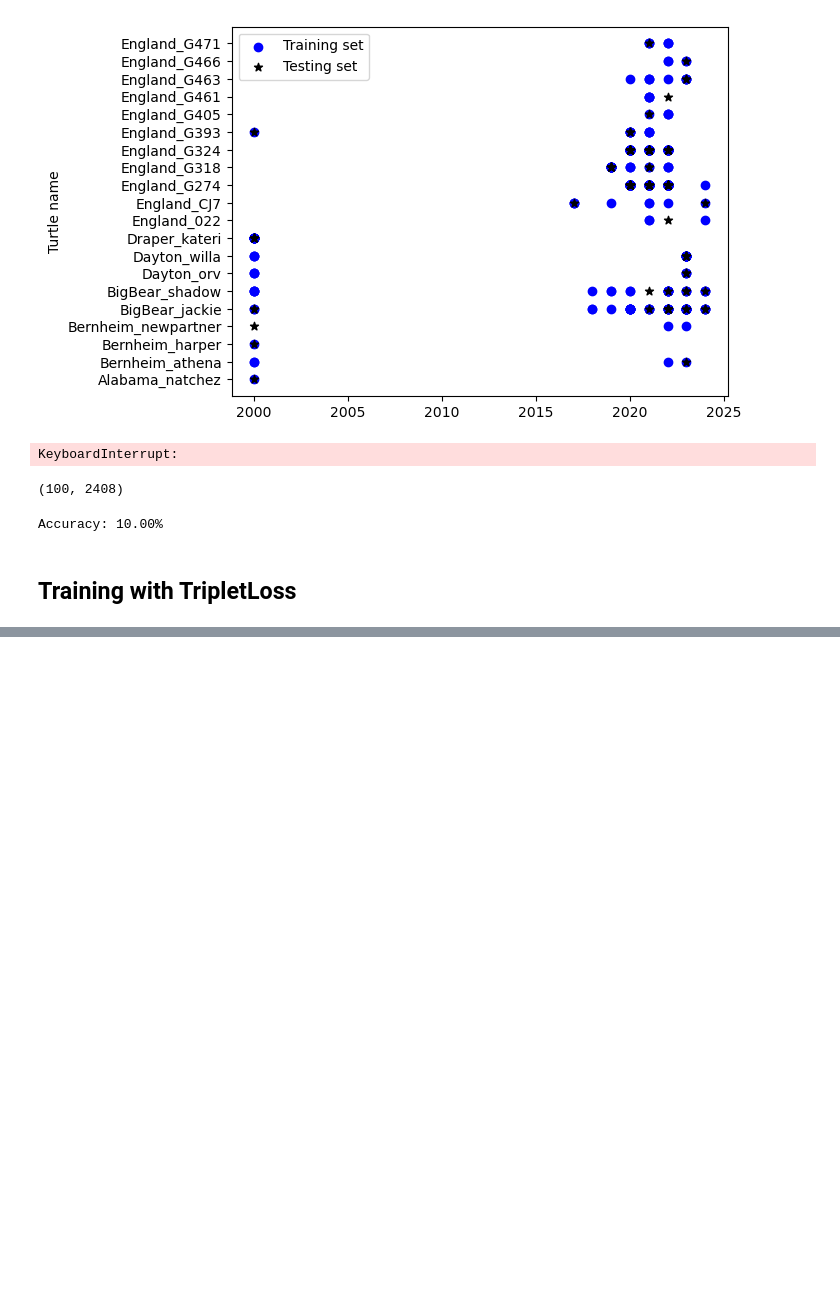
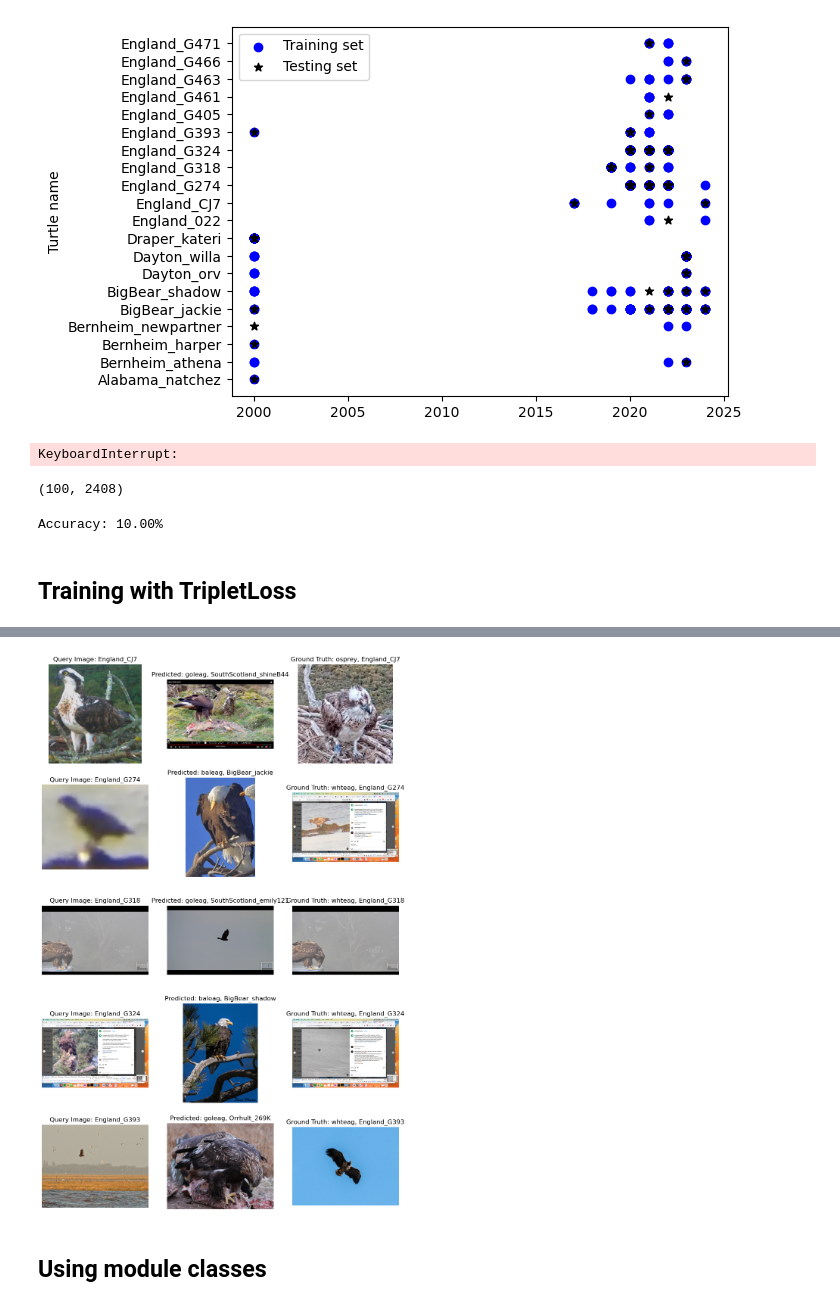
Before and after one commit to ameeassad/EagleID, a Jupyter notebook: notebooks/wildlife_dataset.ipynb, the cells around one changed output, grey strips where cells are left out. Saved outputs shown, nothing was run; the diff lists cells and outputs as text; code cells hidden in the pictures; blank space fills up the shorter version.

Commit message:
adding preprocessing steps for dataset

```diff
--- a/notebooks/wildlife_dataset.ipynb
+++ b/notebooks/wildlife_dataset.ipynb
@@ -353,0 +418,11 @@ similarity = similarity_function(query_embeddings, database_embeddings)
+# %%
+from wildlife_tools.similarity.cosine import CosineSimilarity
+
+# Cosine similarity between deep features
+similarity_function = CosineSimilarity()
+similarity = similarity_function(query_embeddings, database_embeddings)['default']
+print("Similarity matrix: \n", similarity.shape)
+
+### Debug: Check indices and sizes
+print(f"Database labels size: {len(dataset_database.labels_map)}")
+print(f"Sample indices from similarity: {np.argmax(similarity, axis=1)[:10]}")
@@ -353,0 +434,12 @@ similarity = similarity_function(query_embeddings, database_embeddings)
+# %%
+# Nearest neigbour classifier using the similarity
+classifier = KnnClassifier(k=1, database_labels=dataset_database.labels)
+preds = classifier(similarity)
+preds = dataset_database.labels_map[preds]
+print("Predictions \t", preds)
+print("Ground truths \t", dataset_query.labels_string)
+
+accuracy = sum(preds == dataset_query.labels_string) / len(dataset_query.labels_string)
+# accuracy = np.mean(dataset_query.labels == predictions)
+
+print(f"Accuracy: {accuracy * 100:.4f}%")
@@ -353,0 +464,9 @@ similarity = similarity_function(query_embeddings, database_embeddings)
+# %%
+print(len(preds))
+print(len(dataset_query.labels_string))
+
+for i in range(len(preds)):
+    if preds[i] == dataset_query.labels_string[i]:
+        print("match")
+    else:
+        print("No match")
@@ -353,0 +575,6 @@ similarity = similarity_function(query_embeddings, database_embeddings)
+# %%
+display_results(dataset_query.metadata,dataset_database.metadata, 5, preds, num_images=5)
+# %% [output]
+[figure, added]
+# %% [markdown]
+## Using module classes
```
Also changed, not shown: parts of 22 cells of this notebook, 6 other files.
